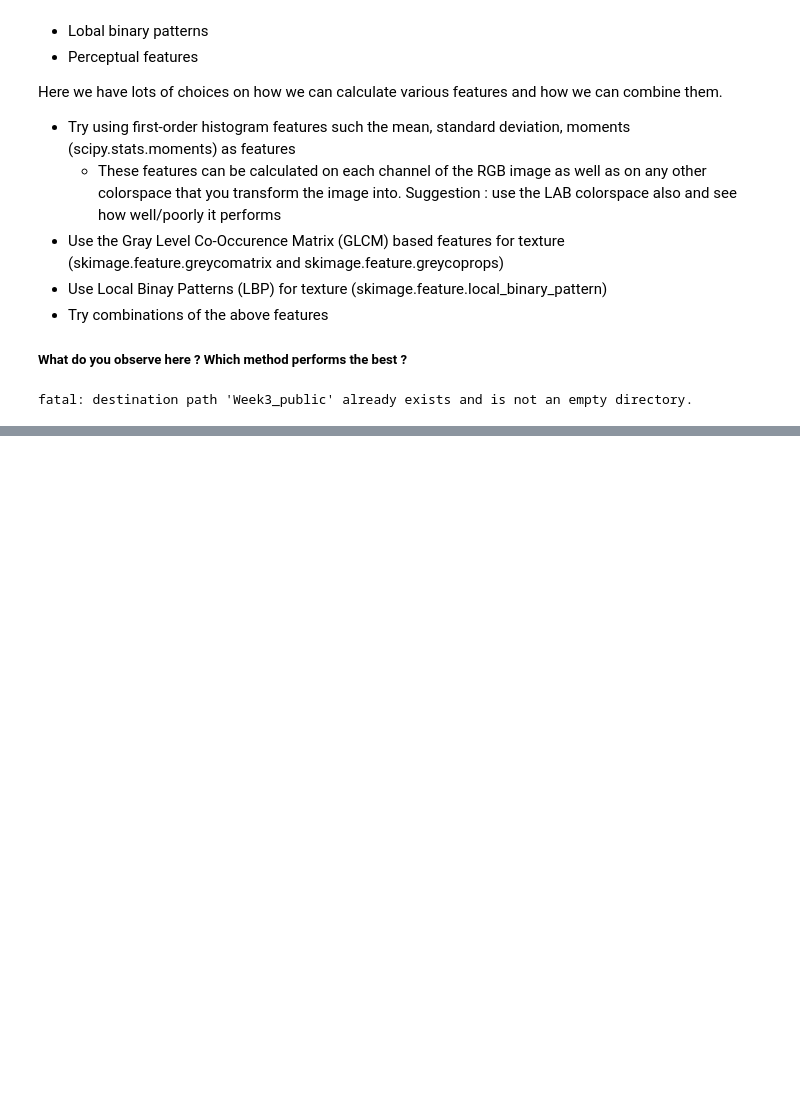
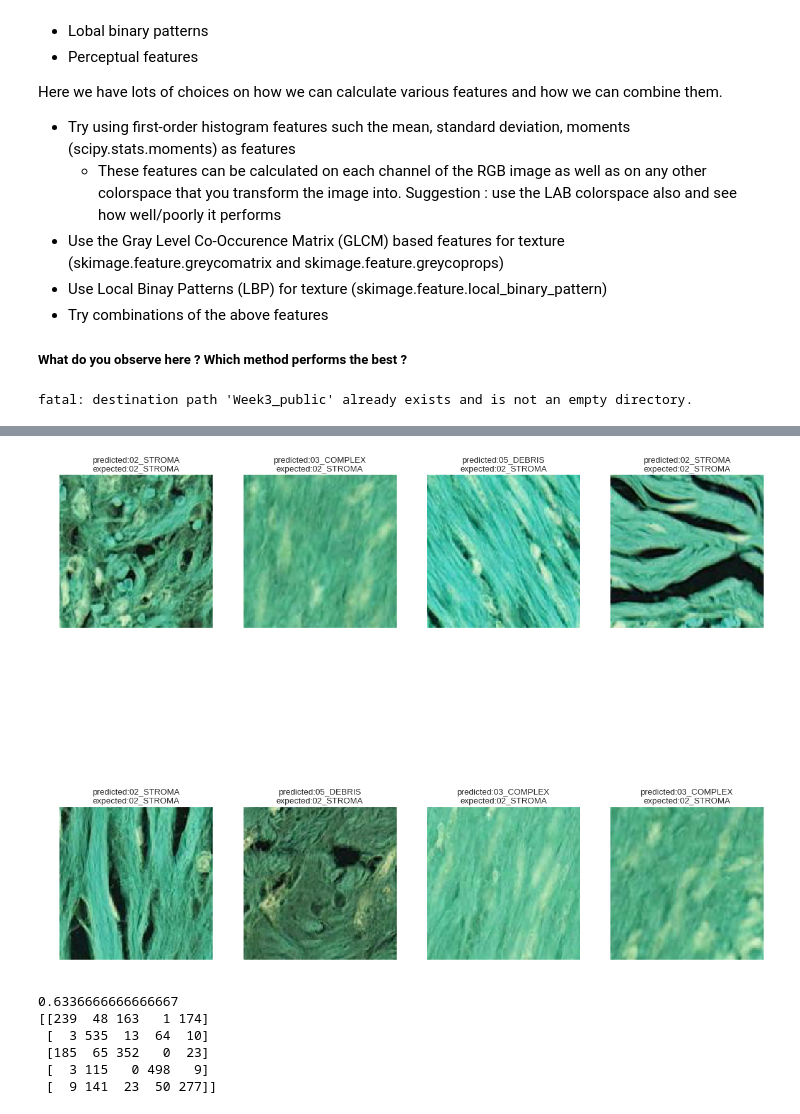
Before and after one commit to liua13/Week3_public, a Jupyter notebook: Notebooks/01TextureClassification_Answer.ipynb, the cells around one changed output, grey strips where cells are left out. Cells and saved outputs as stored; diff of their text form; code cells hidden in the pictures; blank space fills up the shorter version.

```diff
--- a/Notebooks/01TextureClassification_Answer.ipynb
+++ b/Notebooks/01TextureClassification_Answer.ipynb
@@ -196,12 +200,12 @@ label_str = label_str.tolist() # this is to convert label_str back to a dictiona
 y = []
 
 print(data.shape)
-for ii in range(2,6):
+for ii in range(2,4):
     filename = os.path.join(data_dir, 'rgb0' + str(ii) + '.npz')
     print('loading ', filename)
     y = np.load(filename)
     labels = np.append(labels, y['labels'], axis=0)
-    data = np.append(data, y['rgb_data'], axis=0)
+    data = np.append(data, color.rgb2lab(y['rgb_data']), axis=0)
     print(data.shape)
     y = []
 
@@ -259,0 +226,20 @@ for nchannel in range(3):
+# %%
+features = np.zeros((3000,3))
+i = 0
+for image in lab_data:
+  temp = []
+  for nchannel in range(3):
+    temp.append(lab_data[i,:, :, nchannel].mean())
+  features[i] = np.array(temp)
+  i+=1
+
+'''features2 = np.zeros((3000,3))
+i = 0
+for image in lab_data:
+  temp = []
+  for nchannel in range(3):
+    temp.append(lab_data[i,:, :, nchannel].var())
+  features2[i] = np.array(temp)
+  i+=1
+
+features = np.hstack((features, features2))'''
@@ -267,0 +260,37 @@ ValueError: ignored
+# %%
+from scipy.stats import mode
+pred_labels = np.zeros_like(clusters)
+mask = (clusters == 0)
+
+for i in range(8):
+    mask = (clusters == i)
+    pred_labels[mask] = mode(labels[mask])[0]
+
+ii = 10
+plt.figure(figsize=(18, 16), dpi= 80)
+for ii in range(8,16):
+    plt.subplot(2,4,ii-8+1)
+    plt.imshow(data[ii].reshape((150,150,3)))
+    plt.gray()
+    plt.title('predicted:' + label_str[pred_labels[ii]] + '\n' +
+              'expected:' + label_str[labels[ii]])
+    plt.axis('off')
+
+plt.show()
+# %% [output]
+[figure, added]
+# %%
+from sklearn.metrics import accuracy_score
+from sklearn.metrics import confusion_matrix
+
+mat = confusion_matrix(labels, pred_labels)
+acc = accuracy_score(labels, pred_labels)
+print(acc)
+print(mat)
+# %% [output]
+0.6336666666666667
+[[239  48 163   1 174]
+ [  3 535  13  64  10]
+ [185  65 352   0  23]
+ [  3 115   0 498   9]
+ [  9 141  23  50 277]]
```
Also changed, not shown: parts of 11 cells of this notebook.
